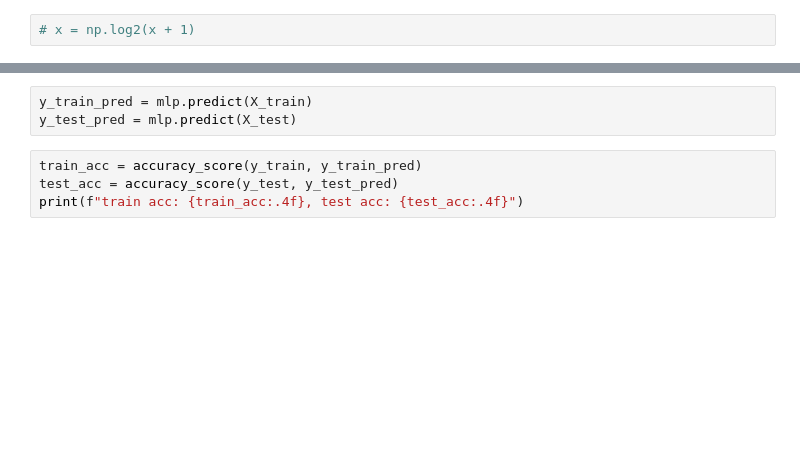
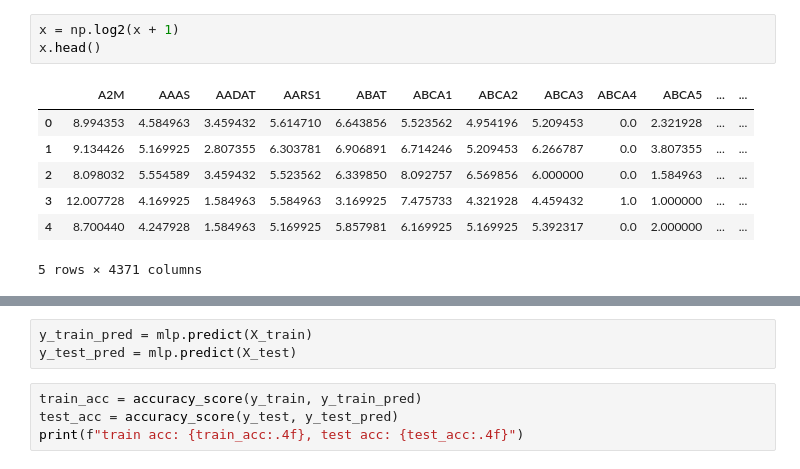
Before and after one commit to minnminncherry/BrainCancerSurv, a Jupyter notebook: model/mlp.ipynb, the cells around one changed output, grey strips where cells are left out. Saved outputs shown, nothing was run; the diff lists cells and outputs as text; blank space fills up the shorter version.

```diff
--- a/model/mlp.ipynb
+++ b/model/mlp.ipynb
@@ -58,5 +70,14 @@ plt.show()
 # %%
-# x = np.log2(x + 1)
+x = np.log2(x + 1)
+x.head()
+# %% [output]
+|  | A2M | AAAS | AADAT | AARS1 | ABAT | ABCA1 | ABCA2 | ABCA3 | ABCA4 | ABCA5 | ... | ... |
+| 0 | 8.994353 | 4.584963 | 3.459432 | 5.614710 | 6.643856 | 5.523562 | 4.954196 | 5.209453 | 0.0 | 2.321928 | ... | ... |
+| 1 | 9.134426 | 5.169925 | 2.807355 | 6.303781 | 6.906891 | 6.714246 | 5.209453 | 6.266787 | 0.0 | 3.807355 | ... | ... |
+| 2 | 8.098032 | 5.554589 | 3.459432 | 5.523562 | 6.339850 | 8.092757 | 6.569856 | 6.000000 | 0.0 | 1.584963 | ... | ... |
+| 3 | 12.007728 | 4.169925 | 1.584963 | 5.584963 | 3.169925 | 7.475733 | 4.321928 | 4.459432 | 1.0 | 1.000000 | ... | ... |
+| 4 | 8.700440 | 4.247928 | 1.584963 | 5.169925 | 5.857981 | 6.169925 | 5.169925 | 5.392317 | 0.0 | 2.000000 | ... | ... |
+5 rows × 4371 columns
 # %%
 all_values = x.values.flatten()
 
```
Also changed, not shown: parts of 33 cells of this notebook, 14 other files.
